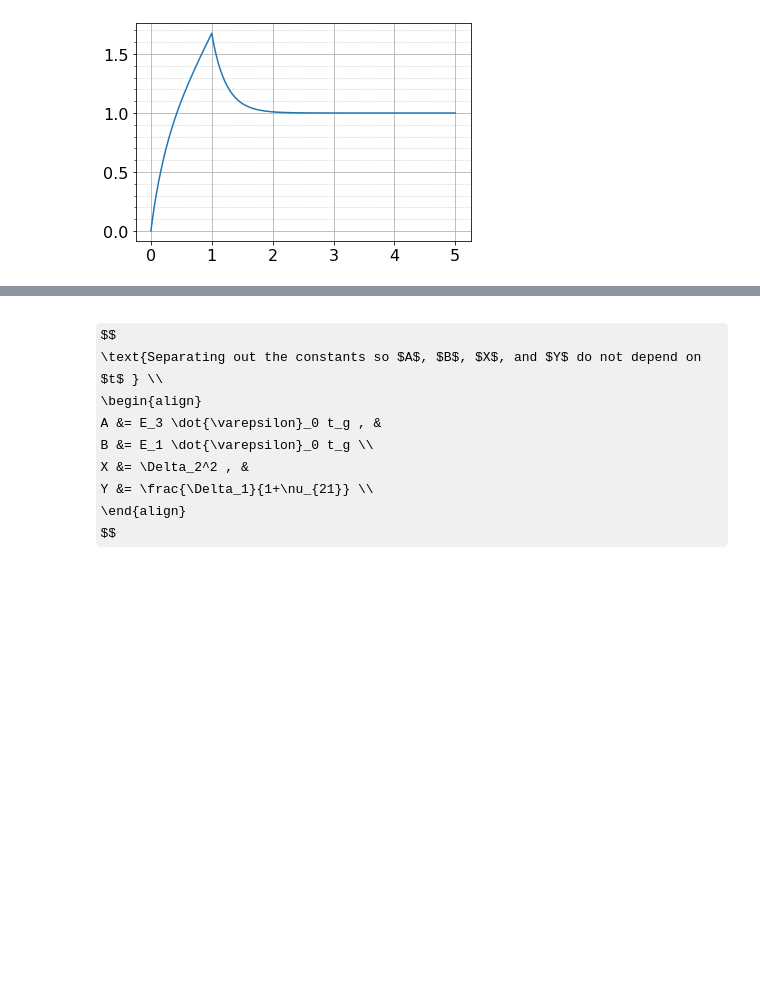
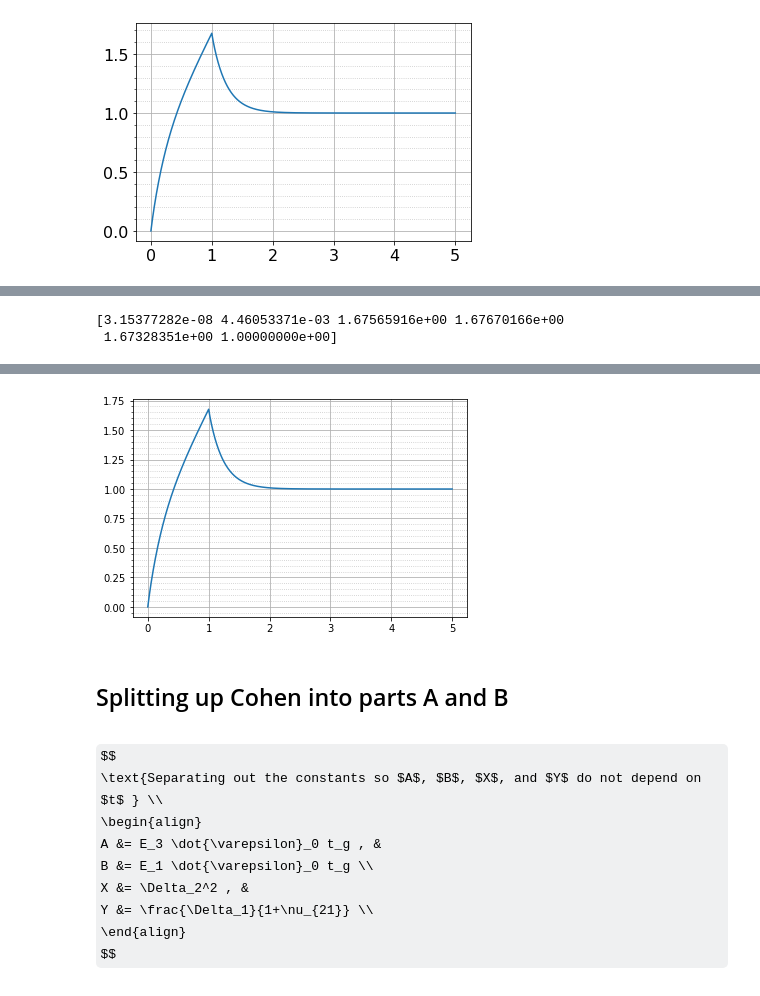
Before and after one commit to ryerrabelli/Yerrabelli-Spector-Poroelastic-Model-Code, a Jupyter notebook: src/ViscoporoelasticInversion.ipynb, the cells around one changed output, grey strips where cells are left out. Drawn from its saved outputs; the diff is of its cells as text; code cells hidden in the pictures; some formulas as TeX source; blank space fills up the shorter version.

```diff
--- a/src/ViscoporoelasticInversion.ipynb
+++ b/src/ViscoporoelasticInversion.ipynb
@@ -850,3 +878,63 @@ display(df_params)
 | CohenModel1998 - Line #1 | 1 | 1 | 0.01 | 5 | 1 | 0.3 | 0 | 0.7 | 0.769231 | 1.098901 | 5.494505 | ... |
 0.0052000000000000015
 [figure]
+# %%
+E3_vals=[3.5, 8.5]
+VPEs = [(getCohenModelModified(v31=v31_val, tg=1), r"$Cohen, \nu_{31}"+f"={v31_val}$") for v31_val in v31_vals ]
+
+tg = VPEs[0][0].tg
+
+"""
+func = []
+import copy
+func.append(vpe.laplace_value)
+vpeB = copy.deepcopy(vpe)
+vpeB.Vrtheta =  0.7
+func.append(vpeB.laplace_value)
+"""
+
+# inputting a value of time=0 doesn't error (just returns None/NaN), but takes longer (about 2x as much) on python; not really MATLAB though
+#plot_times = np.arange(0.01, 1.001, 0.001)*tg
+plot_times = np.linspace(0.001, 2, num=1001, endpoint=True)*tg
+#input_times = np.concatenate((plot_times, np.array([5,10,20])*tg))
+input_times = plot_times
+input_times_anal = input_times
+plot_times_anal = plot_times/tg
+#func = vpe.laplace_value
+func = [vpe.laplace_value for vpe, label in VPEs]
+inv_funcs_anal = [vpe.inverted_value for vpe, label in VPEs]
+func_labels = [label for vpe, label in VPEs]
+func_name = {"t":r"$\sigma(\frac{t}{t_g})$", "s":r"$\overline{\sigma}(s)$"}
+plot_props = {
+    "t":        {"y":{"name":r"$\sigma(\frac{t}{t_g})$, "+VPEs[0][0].inverted_value_units()}, "x":{"name":r"$t/t_g$, unitless", "scale":"linear"}},
+    "s":        {"y":{"name":r"$\overline{F}(s)$"},  "x":{"name":r"$s$, unitless"}},
+    "t_anal":   {"y":{"name":r"$\sigma(\frac{t}{t_g})$,"+VPEs[0][0].inverted_value_units()}, "x":{"name":r"$t/t_g$, unitless", "scale":"linear"}},
+}
+plot_s = np.linspace(0.05, 1, num=96, endpoint=True)+0j
+plot_s_s = np.linspace(0.0005, 1, num=1000, endpoint=True)+0j # for function x s
+input_s = np.concatenate((plot_s, plot_s_s, np.array([0.001])))
+
+
+plt.rc('font', size=16)  # default font size is 10
+fig, axs, laplace_vals_all, inverted_vals_numerical_all, inverted_vals_analytical_all=plotting.plot_laplace_analysis(
+    funcs=func, plot_props=plot_props, input_s=input_s, plot_s=plot_s, plot_s_s=plot_s_s,
+    input_times=input_times, plot_times=plot_times, time_const=tg,
+    input_times_anal=input_times_anal, plot_times_anal=plot_times_anal, inv_funcs_anal=inv_funcs_anal,
+    #model_name = VPEs[0][0].get_model_name(),
+    do_plot_laplace_times_s=False,
+    func_labels = func_labels)
+
+for ind, ((vpe, label), laplace_vals, inverted_vals_numerical, inverted_vals_analytical) in enumerate(zip(VPEs, laplace_vals_all, inverted_vals_numerical_all, inverted_vals_analytical_all)):
+    itemindex = np.abs(input_times/vpe.tg - vpe.t0_tg).argmin()
+    display(IPython.display.Latex(fr"\text{{ \#{ind+1}) {vpe.get_model_name()} with }} {label.replace('$','')}"))
+    display(IPython.display.Math(fr"\text{{At }} t/t_g={input_times[itemindex]/vpe.tg:.3f}, \quad {plot_props['t']['y']['name'].replace('$','')}={inverted_vals_numerical[itemindex]:0.5f}"))
+    display(IPython.display.Math(fr"\text{{At }} t/t_g={input_times[-1]/vpe.tg:.3f}, \quad {plot_props['t']['y']['name'].replace('$','')}={inverted_vals_numerical[-1]:0.5f}"))
+    display(IPython.display.Math(fr"\text{{At }} s={input_s[0]:.3f}, \quad s\cdot{plot_props['s']['y']['name'].replace('$','')}={laplace_vals[0]*input_s[0]:.3f}"))
+    #display(vpe.alpha2_vals)
+
+#df_params = pd.DataFrame(vpe.get_var_dict(),index=[vpe.get_model_name()])
+#df_params = pd.DataFrame([vpe.get_var_dict() for vpe, label in VPEs], index=[vpe.get_model_name() + "-" + label for vpe, label in VPEs])
+#df_params = pd.DataFrame([{**vpe.get_var_dict(), **{"lab":label}} for vpe, label in VPEs], index=[vpe.get_model_name() + "-" + label for vpe, label in VPEs])
+df_params = pd.DataFrame([vpe.get_var_dict() for vpe, label in VPEs], index=[f"{vpe.get_model_name()} - Line #{ind+1}" for ind, (vpe, label) in enumerate(VPEs)])
+display(df_params)
+# %% [output]
@@ -852,0 +942,2 @@ display(df_params)
+[3.15377282e-08 4.46053371e-03 1.67565916e+00 1.67670166e+00
+ 1.67328351e+00 1.00000000e+00]
@@ -853,3 +946,6 @@ display(df_params)
+[figure, added]
+# %% [markdown]
+## Splitting up Cohen into parts A and B
 # %% [markdown]
 $$
 \text{Separating out the constants so $A$, $B$, $X$, and $Y$ do not depend on $t$ } \\
```
Also changed, not shown: parts of 34 cells of this notebook.
